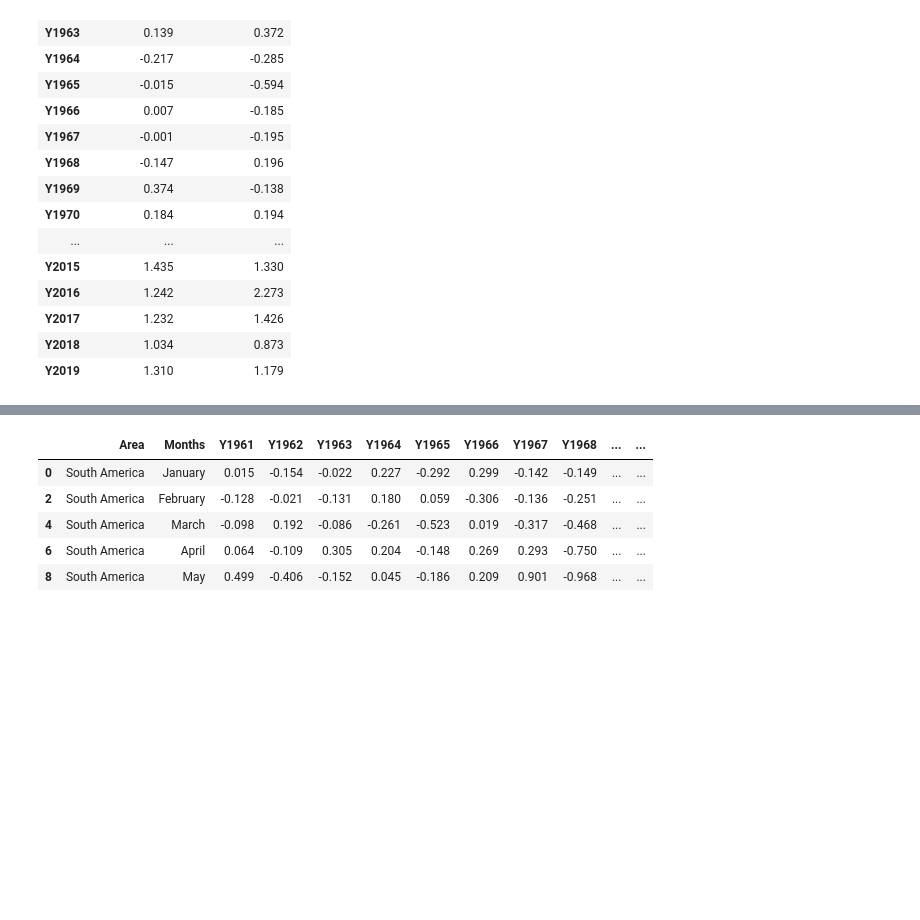
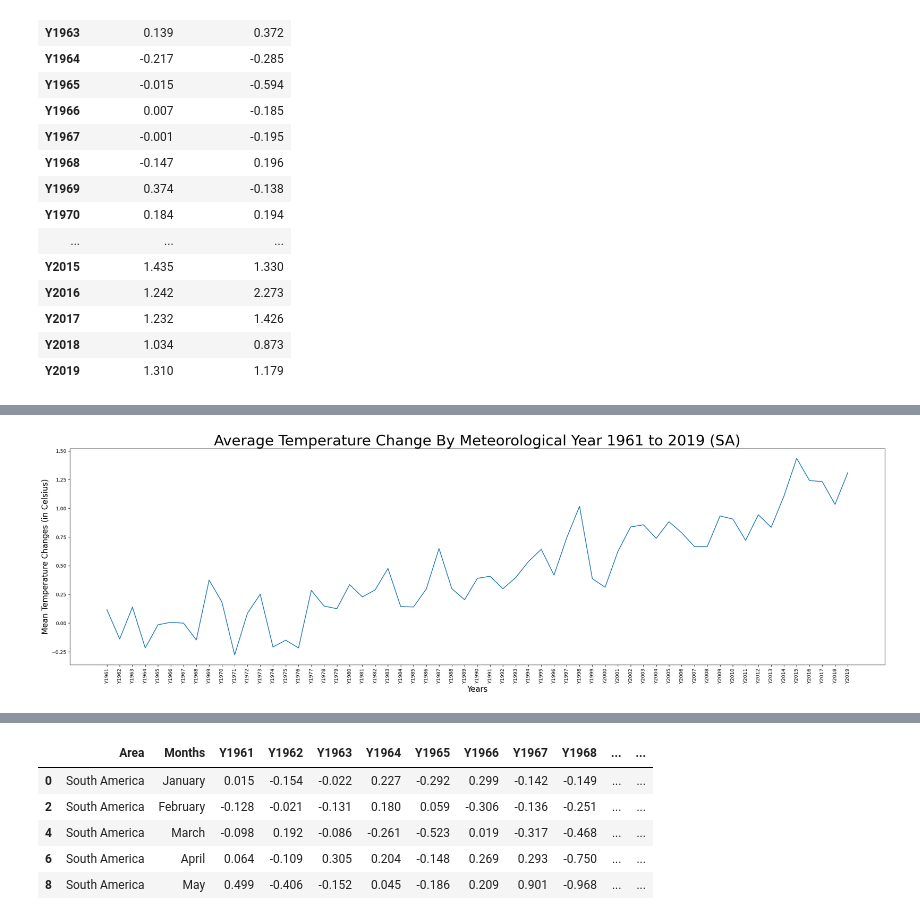
Before and after one commit to Tmoht1015/2Group-Project-All-Stars, a Jupyter notebook: NSAmericaTemps.ipynb, the cells around one changed output, grey strips where cells are left out. Cells and saved outputs as stored; diff of their text form; code cells hidden in the pictures; blank space fills up the shorter version.

```diff
--- a/NSAmericaTemps.ipynb
+++ b/NSAmericaTemps.ipynb
@@ -58,11 +87,13 @@ plt.show()
 # %%
 #Isolated SA from y_data2 for linear regression
 fig = plt.figure(figsize=(30, 8))
 plt.plot(y_data2['South America'])
-plt.xlabel('Years')
-plt.ylabel("Mean Temperature Changes (in Celsius)")
-plt.title("Average Temperature Change By Meteorological Year 1961 to 2019 (SA)")
+plt.xlabel('Years', fontsize = 16)
+plt.ylabel("Mean Temperature Changes (in Celsius)",fontsize = 16)
+plt.title("Average Temperature Change By Meteorological Year 1961 to 2019 (SA)", fontsize = 30)
 plt.xticks(rotation=90)
 #Regression
 
 plt.show()
+# %% [output]
+[figure, added]
```
Also changed, not shown: parts of 9 cells of this notebook.
